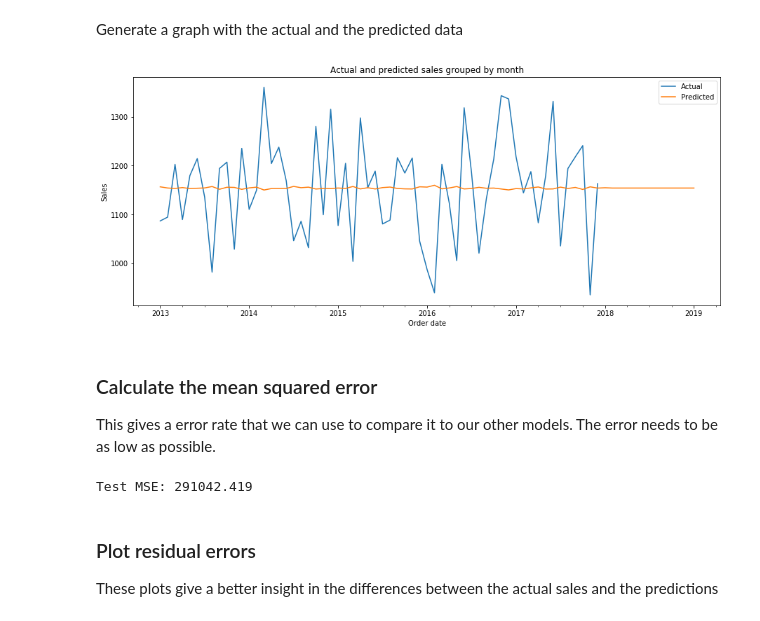
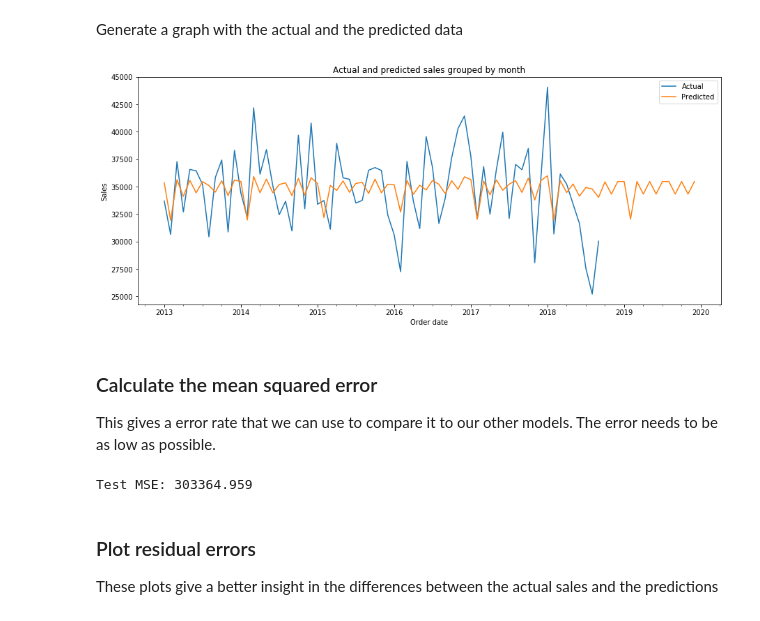
Before and after one commit to ivangermanov/data_science_project, a Jupyter notebook: Models/Forecasting demand.ipynb, the cells around one changed output. Saved outputs shown, nothing was run; the diff lists cells and outputs as text; code cells hidden in the pictures.

Commit message:
Forecasting demand

```diff
--- a/Models/Forecasting demand.ipynb
+++ b/Models/Forecasting demand.ipynb
@@ -12,7 +13,7 @@ warnings.filterwarnings('ignore')
 # %% [markdown]
 ## Importing the *orders* data set
 # %%
-orders_path = '../orders_after_cleaning.csv'
+orders_path = '../orders_merged.csv'
 # %% [markdown]
 Dob - date of birth;
 
@@ -72,10 +72,20 @@ df_furniture.head(10)
 # %% [markdown]
 ## Sort all the orders by order date. Group by the date and sum the quantity.
 # %%
-df_furniture['Order date'] = pd.to_datetime(df_furniture["Order date"], format="%Y-%m-%d")
+df_furniture['Order date'] = pd.to_datetime(df_furniture["Order date"], format="%d-%m-%Y")
 df_furniture = df_furniture.sort_values('Order date')
 df_furniture = df_furniture.groupby('Order date')['Count'].sum().reset_index()
+
+df_temp = df_furniture
+df_furniture = pd.DataFrame()
+df_furniture['Order date'] = pd.date_range(df_temp['Order date'].values[0], '09/30/2018')
+df_furniture['Count'] = np.nan
 df_furniture = df_furniture.set_index('Order date')
+df_temp = df_temp.set_index('Order date')
+df_furniture['Count'] = df_temp['Count']
+#df_furniture['Count'].interpolate(inplace=True)
+df_furniture['Count'].fillna(0, inplace=True)
+#df_furniture = df_furniture[:'11/30/2018']
 df_furniture.head(10)
 # %% [output]
 |  | Count |
@@ -97,23 +107,23 @@ This is perfect for our usecase.
 # %%
 from statsmodels.tsa.arima_model import ARIMA
 # %%
-model = ARIMA(df_furniture['Count'], order=(5,0,0), freq="D")
+model = ARIMA(df_furniture['Count'], order=(1,0,0), freq="D")
 results = model.fit(disp=0)
 # %%
-forecast = results.predict(start = '01/01/2013', end = '01/01/2019')
+forecast = results.predict(start = '01/01/2013', end = '12/31/2019')
 # %% [markdown]
 Generate a graph with the actual and the predicted data
 # %%
-resampled = df_furniture['Count'].resample('MS').mean()
+resampled = df_furniture['Count'].resample('MS').sum()
 resampled.plot(figsize=(15, 6), label="Actual")
-resampled_forecast = forecast.resample('MS').mean()
+resampled_forecast = forecast.resample('MS').sum()
 resampled_forecast.plot(figsize=(15, 6), label="Predicted")
 plt.ylabel('Sales')
 plt.title('Actual and predicted sales grouped by month')
 plt.legend()
 plt.show()
 # %% [output]
-[figure, old version]
+[figure, new version]
 # %% [markdown]
 ### Calculate the mean squared error
 This gives a error rate that we can use to compare it to our other models. The error needs to be as low as possible.
@@ -122,7 +132,7 @@ from sklearn.metrics import mean_squared_error
 test_score = mean_squared_error(df_furniture['Count'][1:], forecast[1:len(df_furniture['Count'])])
 print('Test MSE: %.3f' % test_score)
 # %% [output]
-Test MSE: 291042.419
+Test MSE: 303364.959
 # %% [markdown]
 ### Plot residual errors
 These plots give a better insight in the differences between the actual sales and the predictions
```
Also changed, not shown: parts of 3 cells of this notebook.
